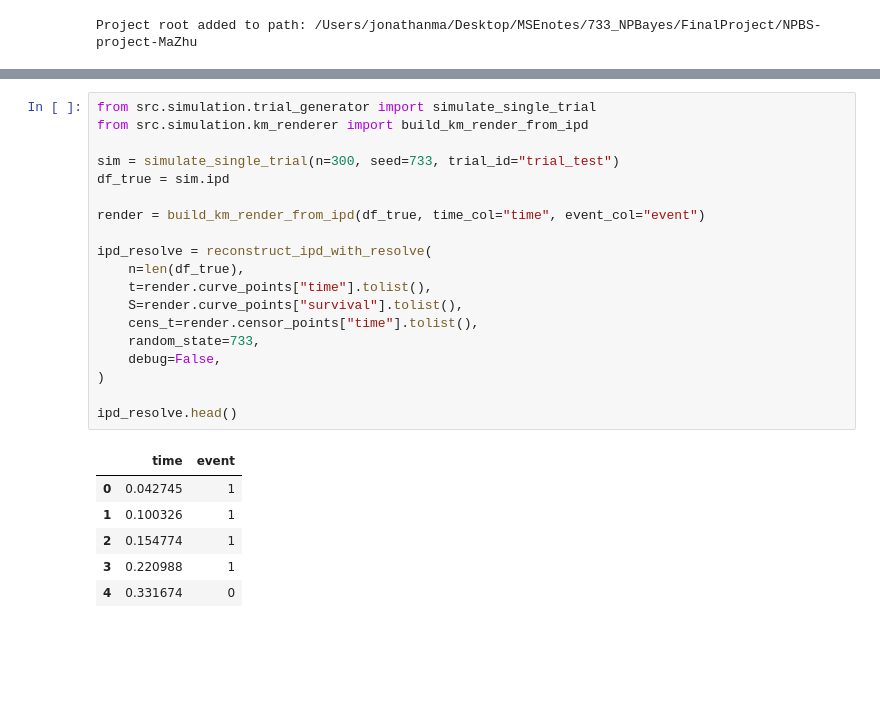
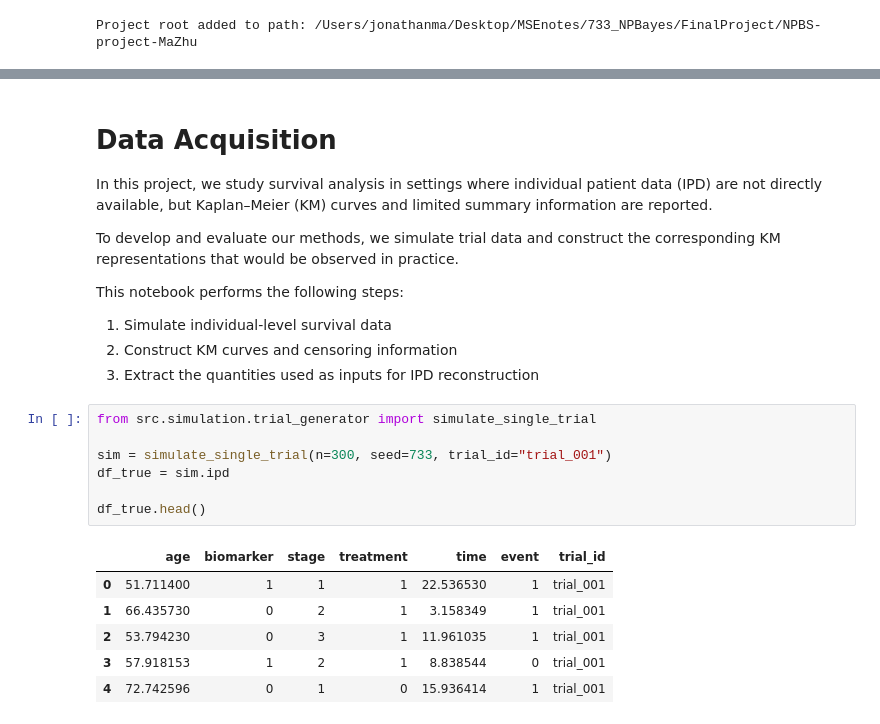
Before and after one commit to JonathanMa03/NPBS-project-MaZhu, a Jupyter notebook: notebooks/01_data_acquisition.ipynb, the cells around one changed output, grey strips where cells are left out. Cells and saved outputs as stored; diff of their text form; blank space fills up the shorter version.

```diff
--- a/notebooks/01_data_acquisition.ipynb
+++ b/notebooks/01_data_acquisition.ipynb
@@ -40,26 +16,25 @@ resolve_available_objects()
+# %% [markdown]
+# Data Acquisition
+
+In this project, we study survival analysis in settings where individual patient data (IPD) are not directly available, but Kaplan–Meier (KM) curves and limited summary information are reported.
+
+To develop and evaluate our methods, we simulate trial data and construct the corresponding KM representations that would be observed in practice.
+
+This notebook performs the following steps:
+1. Simulate individual-level survival data
+2. Construct KM curves and censoring information
+3. Extract the quantities used as inputs for IPD reconstruction
 # %%
 from src.simulation.trial_generator import simulate_single_trial
-from src.simulation.km_renderer import build_km_render_from_ipd
 
-sim = simulate_single_trial(n=300, seed=733, trial_id="trial_test")
+sim = simulate_single_trial(n=300, seed=733, trial_id="trial_001")
 df_true = sim.ipd
 
-render = build_km_render_from_ipd(df_true, time_col="time", event_col="event")
-
-ipd_resolve = reconstruct_ipd_with_resolve(
-    n=len(df_true),
-    t=render.curve_points["time"].tolist(),
-    S=render.curve_points["survival"].tolist(),
-    cens_t=render.censor_points["time"].tolist(),
-    random_state=733,
-    debug=False,
-)
-
-ipd_resolve.head()
+df_true.head()
 # %% [output]
-|  | time | event |
-| 0 | 0.042745 | 1 |
-| 1 | 0.100326 | 1 |
-| 2 | 0.154774 | 1 |
-| 3 | 0.220988 | 1 |
-| 4 | 0.331674 | 0 |
+|  | age | biomarker | stage | treatment | time | event | trial_id |
+| 0 | 51.711400 | 1 | 1 | 1 | 22.536530 | 1 | trial_001 |
+| 1 | 66.435730 | 0 | 2 | 1 | 3.158349 | 1 | trial_001 |
+| 2 | 53.794230 | 0 | 3 | 1 | 11.961035 | 1 | trial_001 |
+| 3 | 57.918153 | 1 | 2 | 1 | 8.838544 | 0 | trial_001 |
+| 4 | 72.742596 | 0 | 1 | 0 | 15.936414 | 1 | trial_001 |
```
Also changed, not shown: parts of 10 cells of this notebook, 24 other files.
